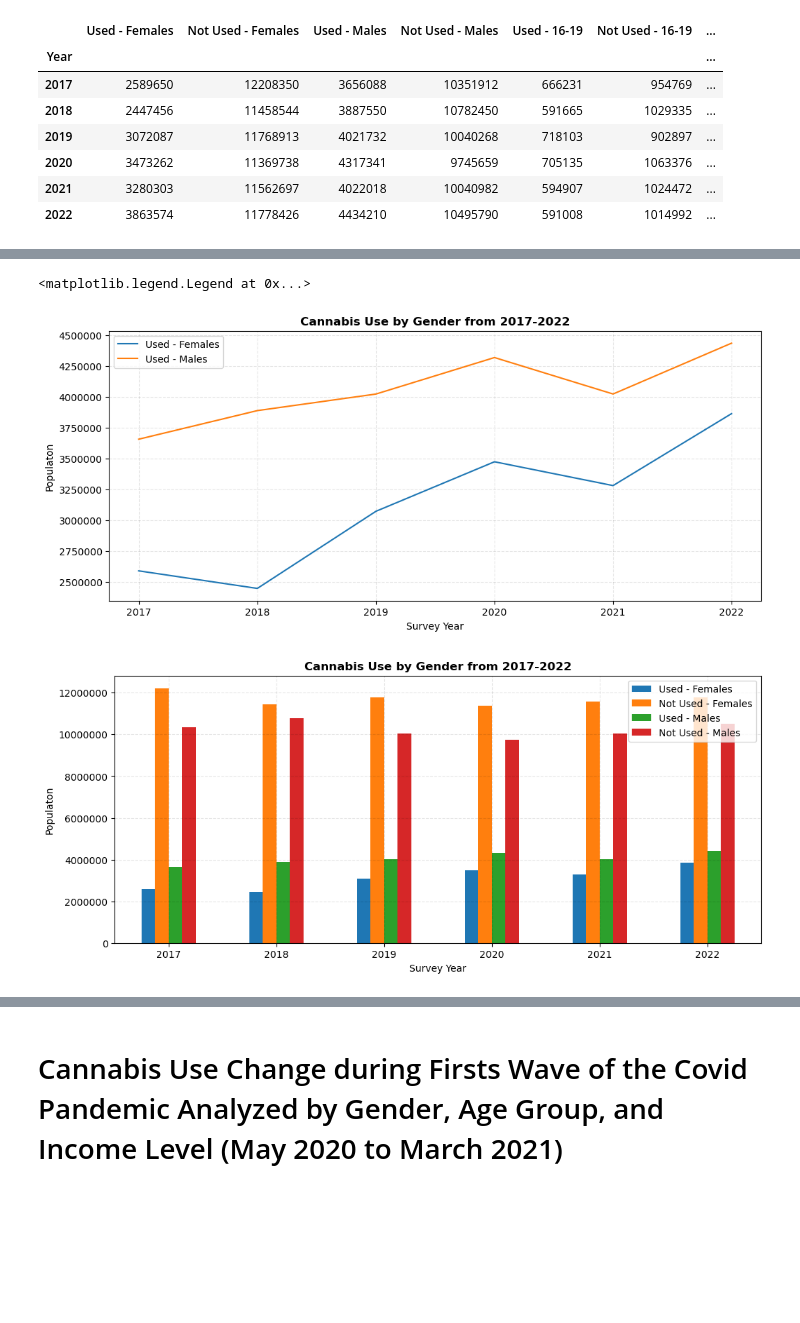
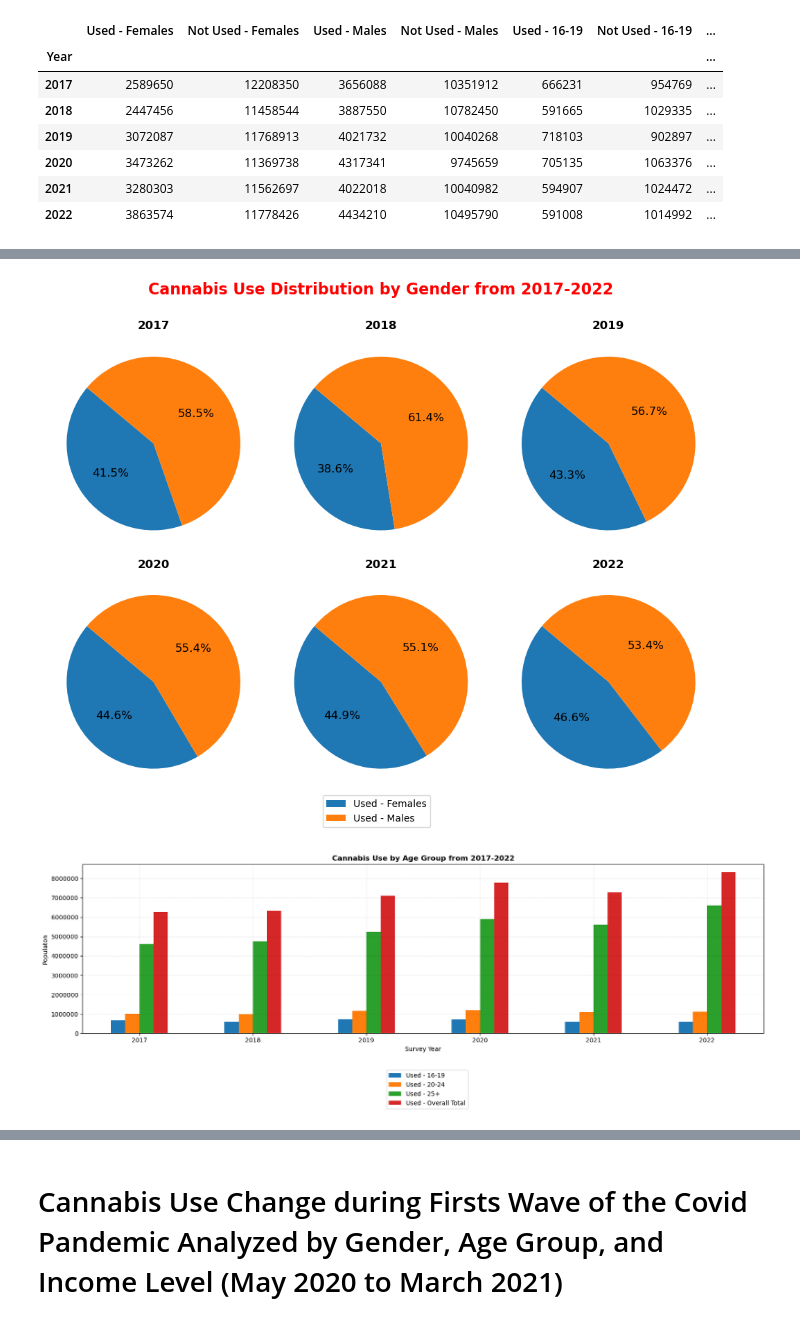
Before and after one commit to ajunjee-selvam/Project_1, a Jupyter notebook: cannabis_demographics_starter.ipynb, the cells around one changed output, grey strips where cells are left out. Drawn from its saved outputs; the diff is of its cells as text; code cells hidden in the pictures; blank space fills up the shorter version.

Commit message:
updated code and started removing the extra visualizations

```diff
--- a/cannabis_demographics_starter.ipynb
+++ b/cannabis_demographics_starter.ipynb
@@ -39,26 +63,59 @@ reindexed_df
+# %%
+fig, axes = plt.subplots(nrows=2, ncols=3)
+fig.set_size_inches(10,8)
+fig.suptitle('Cannabis Use Distribution by Gender from 2017-2022', fontsize=16, y = 1, color = "red", fontweight="bold")
+gender_pie_plot = reindexed_df[["Used - Females", "Used - Males"]]
+pie_2017_df = gender_pie_plot.iloc[0, :]
+pie_2018_df = gender_pie_plot.iloc[1, :]
+pie_2019_df = gender_pie_plot.iloc[2, :]
+pie_2020_df = gender_pie_plot.iloc[3, :]
+pie_2021_df = gender_pie_plot.iloc[4, :]
+pie_2022_df = gender_pie_plot.iloc[5, :]
+
+ax2017 = pie_2017_df.plot.pie(ax=axes[0,0], autopct="%1.1f%%", startangle=140,  ylabel = '', labeldistance=None, legend = False, textprops={'size': 'large'})
+ax2017.set_title("2017", fontweight="bold")
+ax2018 = pie_2018_df.plot.pie(ax=axes[0,1], autopct="%1.1f%%", startangle=140,   ylabel = '', labeldistance=None, legend = False, textprops={'size': 'large'})
+ax2018.set_title("2018", fontweight="bold")
+ax2019 = pie_2019_df.plot.pie(ax=axes[0,2], autopct="%1.1f%%", startangle=140,   ylabel = '', labeldistance=None, legend = False, textprops={'size': 'large'})
+ax2019.set_title("2019", fontweight="bold")
+ax2020 = pie_2020_df.plot.pie(ax=axes[1,0], autopct="%1.1f%%", startangle=140,  ylabel = '', labeldistance=None, legend = False, textprops={'size': 'large'})
+ax2020.set_title("2020", fontweight="bold")
+ax2021 = pie_2021_df.plot.pie(ax=axes[1,1], autopct="%1.1f%%", startangle=140,  ylabel = '', labeldistance=None, legend = True, textprops={'size': 'large'})
+ax2021.set_title("2021", fontweight="bold")
+ax2021.get_legend().set_bbox_to_anchor((0.75,0))
+ax2022 = pie_2022_df.plot.pie(ax=axes[1,2], autopct="%1.1f%%", startangle=140,   ylabel = '', labeldistance=None, legend = False, textprops={'size': 'large'})
+ax2022.set_title("2022", fontweight="bold")
+
+plt.tight_layout()
+# %% [output]
+[figure, added]
 # %%
-gender_line_plot = reindexed_df[["Used - Females", "Used - Males"]]
+age_bar_plot = reindexed_df[["Used - 16-19","Used - 20-24", "Used - 25+", "Used - Overall Total"]]
 
-# Use DataFrame.plot() in order to create a bar chart of the data
-gender_line_plot.plot(kind="line", figsize=(12,5))
+axagebar = age_bar_plot.plot(kind="bar", figsize=(20,5), rot = 0)
 plt.grid(color = 'black', linestyle = '--', alpha=0.1)
+plt.title("Cannabis Use by Age Group from 2017-2022", fontweight = "bold")
 plt.xlabel("Survey Year")
 plt.ylabel("Populaton")
 plt.gca().ticklabel_format(axis='y', style='sci', scilimits=(0, 10000))
-plt.legend(loc="best")
-plt.title("Cannabis Use by Gender from 2017-2022", fontweight = "bold")
+axagebar.get_legend().set_bbox_to_anchor((0.57,-0.2))
 
+# age_line_plot = reindexed_df[["Used - 16-19","Used - 20-24", "Used - 25+", "Used - Overall Total"]]
+# axageline = age_line_plot.plot(kind="line", figsize=(20,5), rot = 0)
+# axageline = axagebar.twinx()
+# axageline.plot(axgenderbar.get_xticks(), age_line_plot["Used - 16-19"], color = "blue")
+# axageline.plot(axgenderbar.get_xticks(), age_line_plot["Used - 20-24"], color = "orange")
+# axageline.plot(axgenderbar.get_xticks(), age_line_plot["Used - 25+"], color = "green")
+# axageline.plot(axgenderbar.get_xticks(), age_line_plot["Used - Overall Total"], color = "red")
+# axageline.grid(False)
+# axageline.ticklabel_format(axis='y', style='sci', scilimits=(0, 10000))
+# axageline.set_ylabel("Population")
 
-gender_bar_plot = reindexed_df[["Used - Females", "Not Used - Females", "Used - Males", "Not Used - Males"]]
-plot = gender_bar_plot.plot(kind="bar", figsize=(12,5), rot = 0)
-plt.grid(color = 'black', linestyle = '--', alpha=0.1)
-plt.title("Cannabis Use by Gender from 2017-2022", fontweight = "bold")
-plt.xlabel("Survey Year")
-plt.ylabel("Populaton")
-plt.gca().ticklabel_format(axis='y', style='sci', scilimits=(0, 10000))
-
-plt.legend(loc="best")
+# plt.grid(color = 'black', linestyle = '--', alpha=0.1)
+# plt.title("Cannabis Use by Age Group from 2017-2022", fontweight = "bold")
+# plt.xlabel("Survey Year")
+# plt.ylabel("Populaton")
+# plt.gca().ticklabel_format(axis='y', style='sci', scilimits=(0, 10000))
+# plt.legend(loc="best")
 # %% [output]
-<matplotlib.legend.Legend at 0x...>
-[figure, old version]
+[figure, new version]
-[figure, removed]
```
Also changed, not shown: parts of 27 cells of this notebook.
